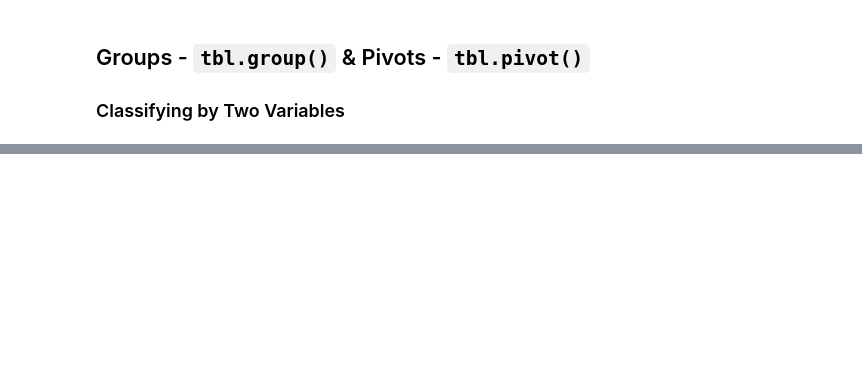
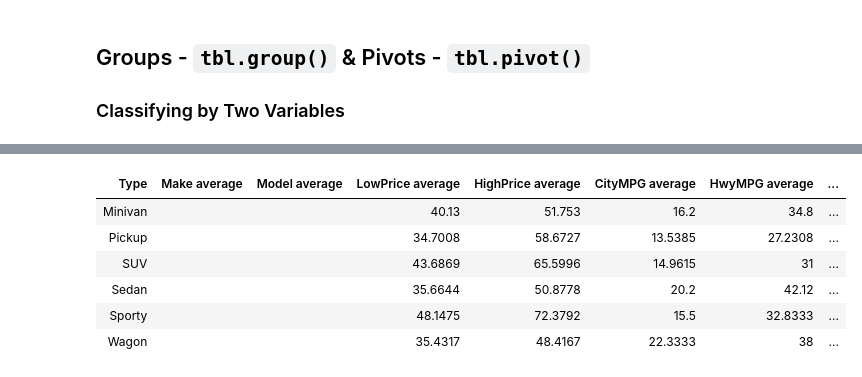
Before and after one commit to SRJC-Data-Science/materials-sp22, a Jupyter notebook: SRJC/lecture_note/lecture_10/groups_pivots.ipynb, the cells around one changed output, grey strips where cells are left out. Saved outputs shown, nothing was run; the diff lists cells and outputs as text; code cells hidden in the pictures; blank space fills up the shorter version.

```diff
--- a/SRJC/lecture_note/lecture_10/groups_pivots.ipynb
+++ b/SRJC/lecture_note/lecture_10/groups_pivots.ipynb
@@ -109,2 +222,14 @@ cars.show(10)
 # %%
+# the default behavior of group is counting the length of array after grouping
+cars.group('Type')
+
+# we can pass a function to group to apply to the array after grouping
 cars.group('Type', np.average)
+# %% [output]
+| Type | Make average | Model average | LowPrice average | HighPrice average | CityMPG average | HwyMPG average | ... |
+| Minivan |  |  | 40.13 | 51.753 | 16.2 | 34.8 | ... |
+| Pickup |  |  | 34.7008 | 58.6727 | 13.5385 | 27.2308 | ... |
+| SUV |  |  | 43.6869 | 65.5996 | 14.9615 | 31 | ... |
+| Sedan |  |  | 35.6644 | 50.8778 | 20.2 | 42.12 | ... |
+| Sporty |  |  | 48.1475 | 72.3792 | 15.5 | 32.8333 | ... |
+| Wagon |  |  | 35.4317 | 48.4167 | 22.3333 | 38 | ... |
```
Also changed, not shown: parts of 23 cells of this notebook.
